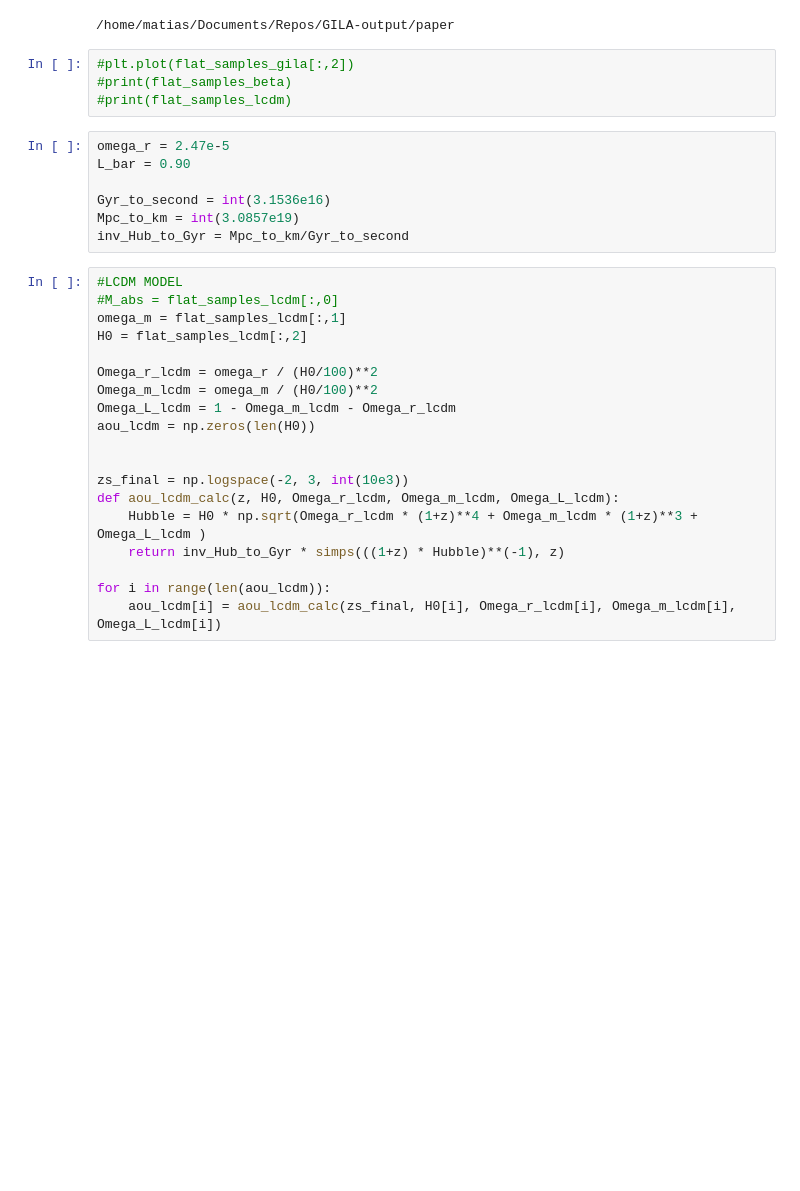
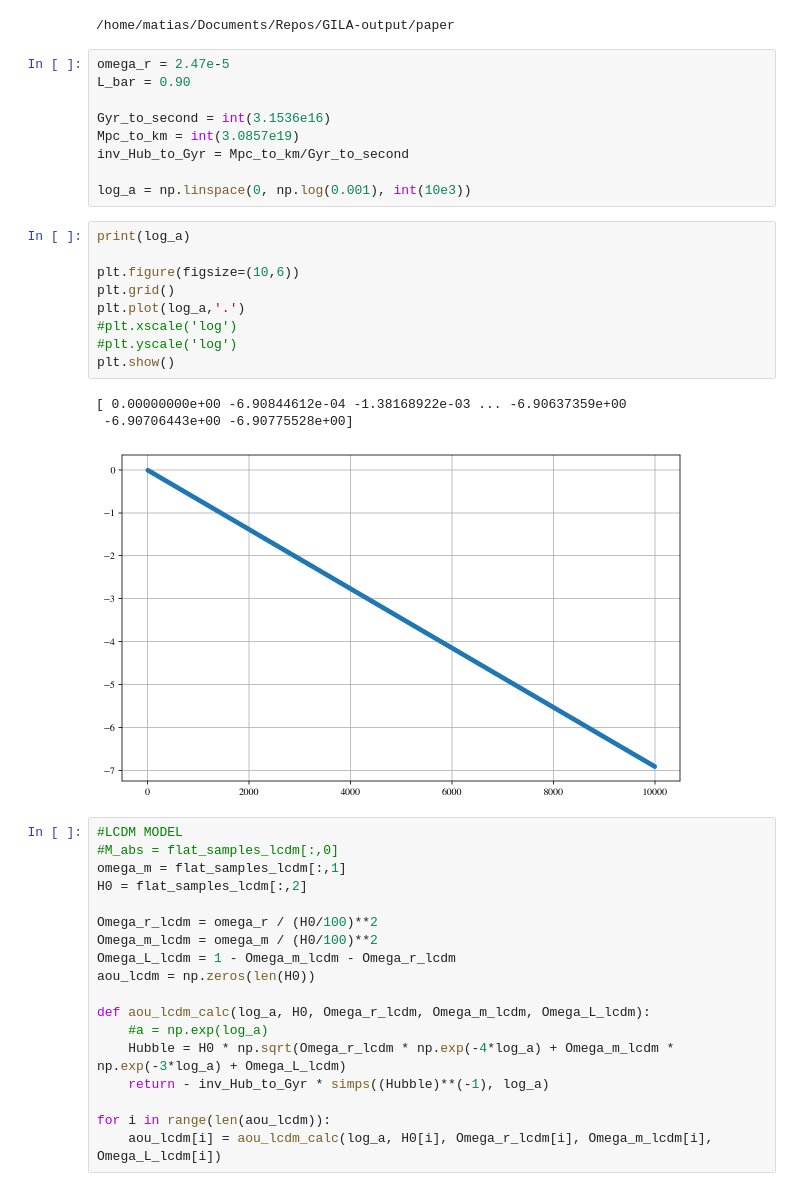
Before and after one commit to matiasleize/GC_MCMC, a Jupyter notebook: notebooks/age_of_the_universe/plot_age_of_universe_0.90_log_a.ipynb, the cells around one changed output. Saved outputs shown, nothing was run; the diff lists cells and outputs as text; blank space fills up the shorter version.

```diff
--- a/notebooks/age_of_the_universe/plot_age_of_universe_0.90_log_a.ipynb
+++ b/notebooks/age_of_the_universe/plot_age_of_universe_0.90_log_a.ipynb
@@ -174,10 +141,6 @@ flat_samples_gila = samples_gila.get_chain(discard=discard, flat=True, thin=thin
 flat_samples_lcdm = samples_lcdm.get_chain(discard=discard, flat=True, thin=thin)
 # %% [output]
 /home/matias/Documents/Repos/GILA-output/paper
-# %%
-#plt.plot(flat_samples_gila[:,2])
-#print(flat_samples_beta)
-#print(flat_samples_lcdm)
 # %%
 omega_r = 2.47e-5
 L_bar = 0.90
@@ -185,6 +148,21 @@ L_bar = 0.90
 Gyr_to_second = int(3.1536e16)
 Mpc_to_km = int(3.0857e19)
 inv_Hub_to_Gyr = Mpc_to_km/Gyr_to_second
+
+log_a = np.linspace(0, np.log(0.001), int(10e3))
+# %%
+print(log_a)
+
+plt.figure(figsize=(10,6))
+plt.grid()
+plt.plot(log_a,'.')
+#plt.xscale('log')
+#plt.yscale('log')
+plt.show()
+# %% [output]
+[ 0.00000000e+00 -6.90844612e-04 -1.38168922e-03 ... -6.90637359e+00
+ -6.90706443e+00 -6.90775528e+00]
+[figure, added]
 # %%
 #LCDM MODEL
 #M_abs = flat_samples_lcdm[:,0]
@@ -196,11 +174,10 @@ Omega_m_lcdm = omega_m / (H0/100)**2
 Omega_L_lcdm = 1 - Omega_m_lcdm - Omega_r_lcdm
 aou_lcdm = np.zeros(len(H0))
 
-
-zs_final = np.logspace(-2, 3, int(10e3))
-def aou_lcdm_calc(z, H0, Omega_r_lcdm, Omega_m_lcdm, Omega_L_lcdm):
-    Hubble = H0 * np.sqrt(Omega_r_lcdm * (1+z)**4 + Omega_m_lcdm * (1+z)**3 + Omega_L_lcdm )
-    return inv_Hub_to_Gyr * simps(((1+z) * Hubble)**(-1), z)
+def aou_lcdm_calc(log_a, H0, Omega_r_lcdm, Omega_m_lcdm, Omega_L_lcdm):
+    #a = np.exp(log_a)
+    Hubble = H0 * np.sqrt(Omega_r_lcdm * np.exp(-4*log_a) + Omega_m_lcdm * np.exp(-3*log_a) + Omega_L_lcdm)
+    return - inv_Hub_to_Gyr * simps((Hubble)**(-1), log_a)
 
 for i in range(len(aou_lcdm)):
-    aou_lcdm[i] = aou_lcdm_calc(zs_final, H0[i], Omega_r_lcdm[i], Omega_m_lcdm[i], Omega_L_lcdm[i])
+    aou_lcdm[i] = aou_lcdm_calc(log_a, H0[i], Omega_r_lcdm[i], Omega_m_lcdm[i], Omega_L_lcdm[i])
```
Also changed, not shown: parts of 15 cells of this notebook, 3 other files.
